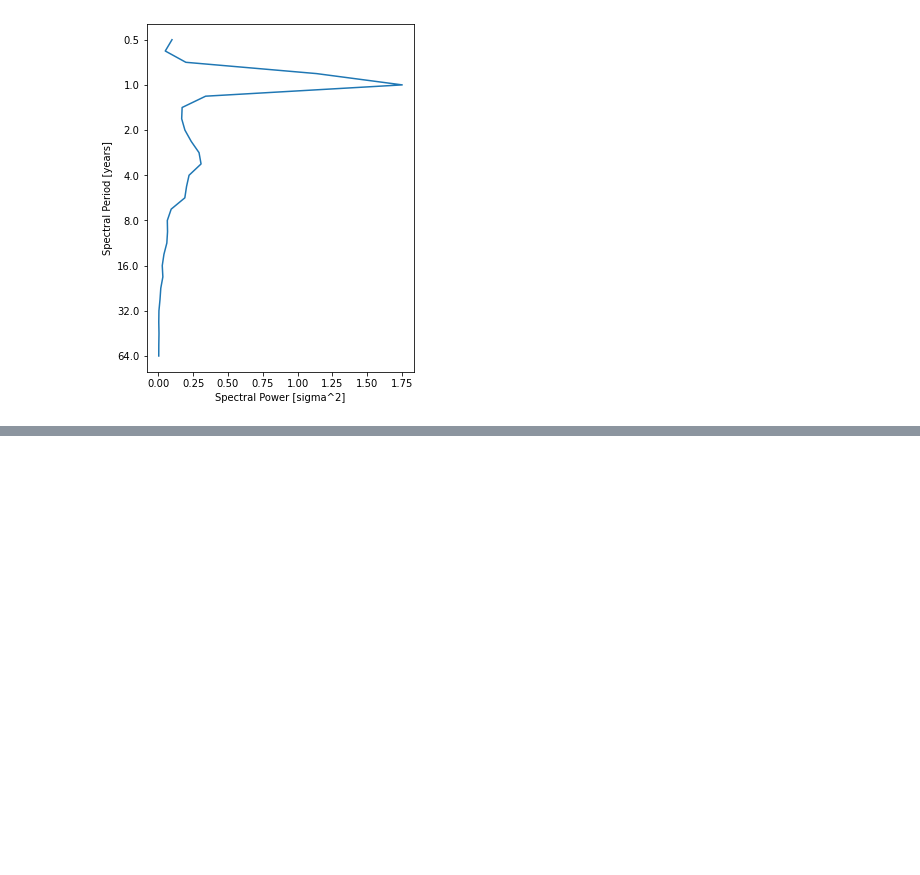
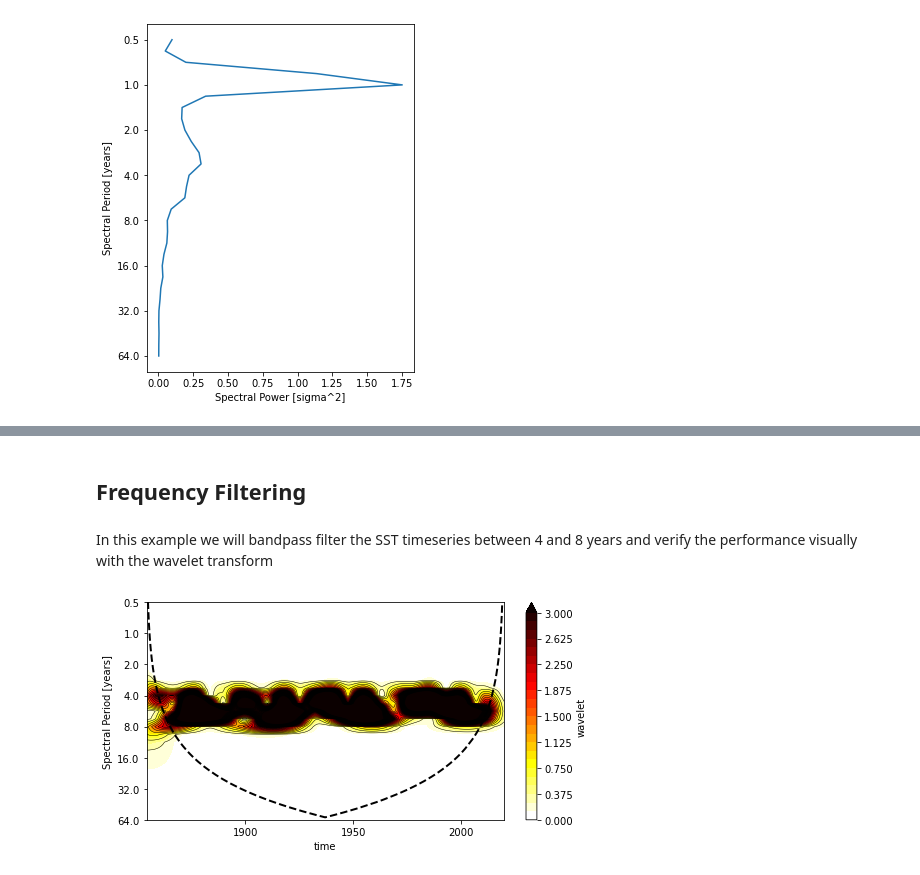
Before and after one commit to jkrasting/xwavelet, a Jupyter notebook: example_usage.ipynb, the cells around one changed output, grey strips where cells are left out. Cells and saved outputs as stored; diff of their text form; code cells hidden in the pictures; blank space fills up the shorter version.

Commit message:
Cleaned up comments and unused code
- Also updated example notebook with frequency filtering example

```diff
--- a/example_usage.ipynb
+++ b/example_usage.ipynb
@@ -104,0 +163,4 @@ fig = result.composite()
+# %% [markdown]
+## Frequency Filtering
+# %% [markdown]
+In this example we will bandpass filter the SST timeseries between 4 and 8 years and verify the performance visually with the wavelet transform
@@ -104,0 +170,6 @@ fig = result.composite()
+# %%
+sst_bandpass = xw.frequency_filter(sst,["4Y","8Y"],btype="bandpass",iirf_format="sos")
+# %%
+xw.Wavelet(sst_bandpass).density()
+# %% [output]
+[figure, added]
```
Also changed, not shown: parts of 10 cells of this notebook, 1 other file.
